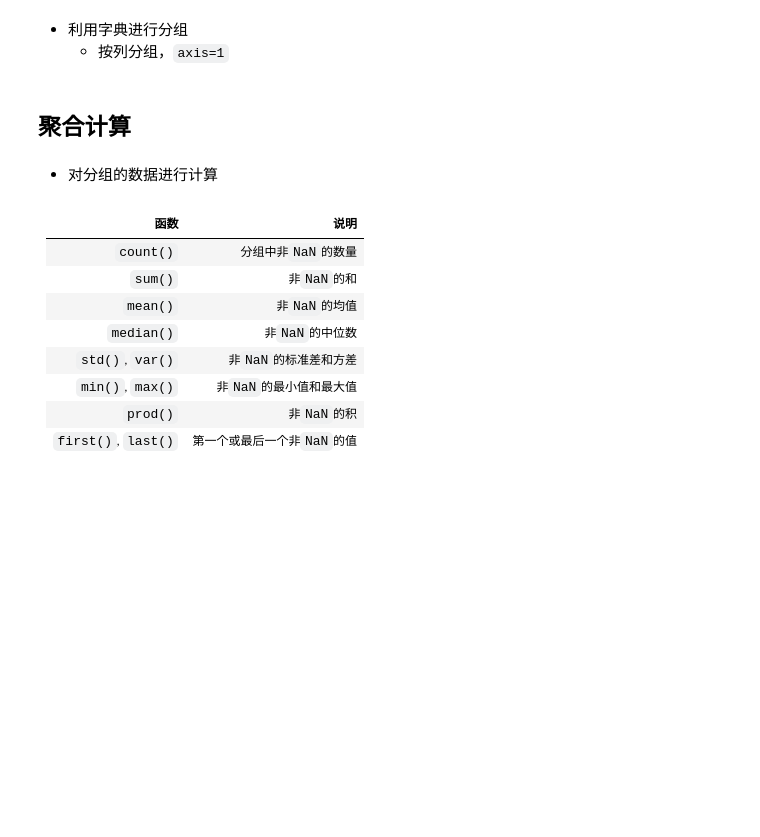
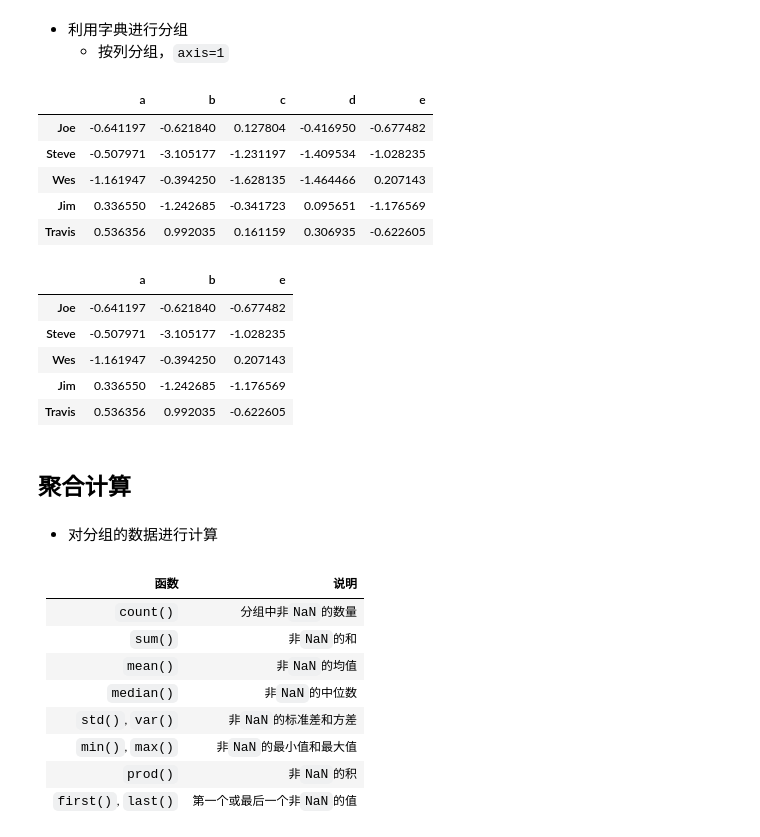
Before and after one commit to christinemu/biz-mining, a Jupyter notebook: DataExplore.ipynb, the cells around one changed output. Drawn from its saved outputs; the diff is of its cells as text; code cells hidden in the pictures; blank space fills up the shorter version.

Commit message:
Data and Explore

```diff
--- a/DataExplore.ipynb
+++ b/DataExplore.ipynb
@@ -1786,10 +1825,23 @@ grouped0.mean()
 - 利用字典进行分组
     + 按列分组，`axis=1`
 # %%
-# people = pd.DataFrame(np.random.randn(5, 5), columns=['a', 'b', 'c', 'd', 'e'],  index=['Joe', 'Steve', 'Wes', 'Jim', 'Travis'])
-# mapping = {'a': 'red', 'b': 'red', 'c': 'blue', 'd': 'blue', 'e': 'red', 'f' : 'orange'}
-# people
-# people.groupby(mapping, axis=1).get_group('red')
+people = pd.DataFrame(np.random.randn(5, 5), columns=['a', 'b', 'c', 'd', 'e'],  index=['Joe', 'Steve', 'Wes', 'Jim', 'Travis'])
+mapping = {'a': 'red', 'b': 'red', 'c': 'blue', 'd': 'blue', 'e': 'red', 'f' : 'orange'}
+people
+people.groupby(mapping, axis=1).get_group('red')
+# %% [output]
+|  | a | b | c | d | e |
+| Joe | -0.641197 | -0.621840 | 0.127804 | -0.416950 | -0.677482 |
+| Steve | -0.507971 | -3.105177 | -1.231197 | -1.409534 | -1.028235 |
+| Wes | -1.161947 | -0.394250 | -1.628135 | -1.464466 | 0.207143 |
+| Jim | 0.336550 | -1.242685 | -0.341723 | 0.095651 | -1.176569 |
+| Travis | 0.536356 | 0.992035 | 0.161159 | 0.306935 | -0.622605 |
+|  | a | b | e |
+| Joe | -0.641197 | -0.621840 | -0.677482 |
+| Steve | -0.507971 | -3.105177 | -1.028235 |
+| Wes | -1.161947 | -0.394250 | 0.207143 |
+| Jim | 0.336550 | -1.242685 | -1.176569 |
+| Travis | 0.536356 | 0.992035 | -0.622605 |
 # %% [markdown]
 ## 聚合计算
 # %% [markdown]
```
Also changed, not shown: parts of 13 cells of this notebook.
